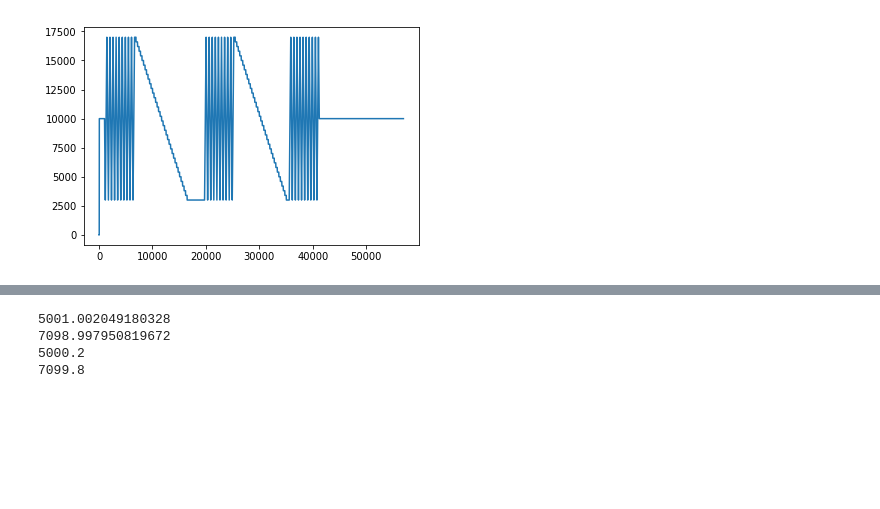
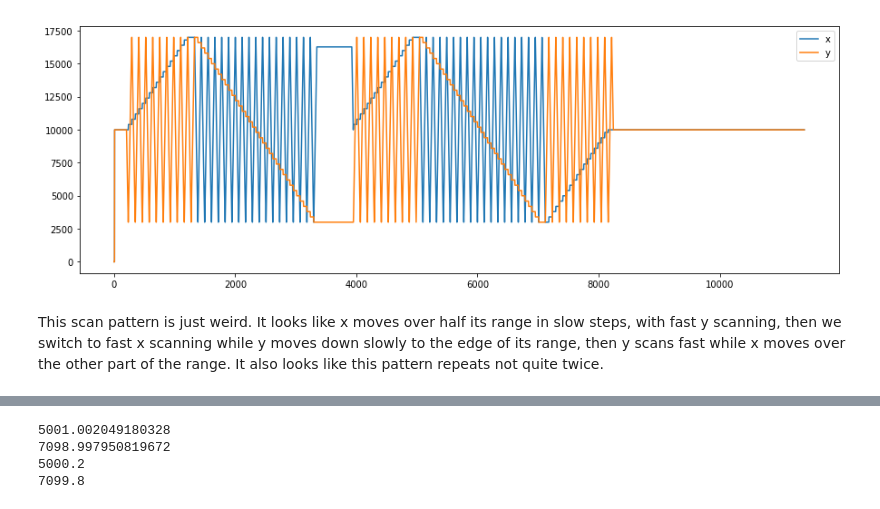
Before and after one commit to BlastTNG/mapmaking, a Jupyter notebook: ja_tests.ipynb, the cells around one changed output, grey strips where cells are left out. Saved outputs shown, nothing was run; the diff lists cells and outputs as text; code cells hidden in the pictures; blank space fills up the shorter version.

```diff
--- a/ja_tests.ipynb
+++ b/ja_tests.ipynb
@@ -45,5 +19,0 @@ plt.show()
-# %%
-plt.plot(y_stage)
-plt.show()
-# %% [output]
-[figure, removed]
@@ -49,0 +24,12 @@ plt.show()
+# %%
+# Plot the x and y stage positions versus time
+%matplotlib inline
+plt.figure(figsize=(15,5))
+plt.plot(t5,x_stage,label='x')
+plt.plot(t5,y_stage,label='y')
+plt.legend()
+plt.show()
+# %% [output]
+[figure, added]
+# %% [markdown]
+This scan pattern is just weird.  It looks like x moves over half its range in slow steps, with fast y scanning, then we switch to fast x scanning while y moves down slowly to the edge of its range, then y scans fast while x moves over the other part of the range.  It also looks like this pattern repeats not quite twice.
```
Also changed, not shown: parts of 17 cells of this notebook.
